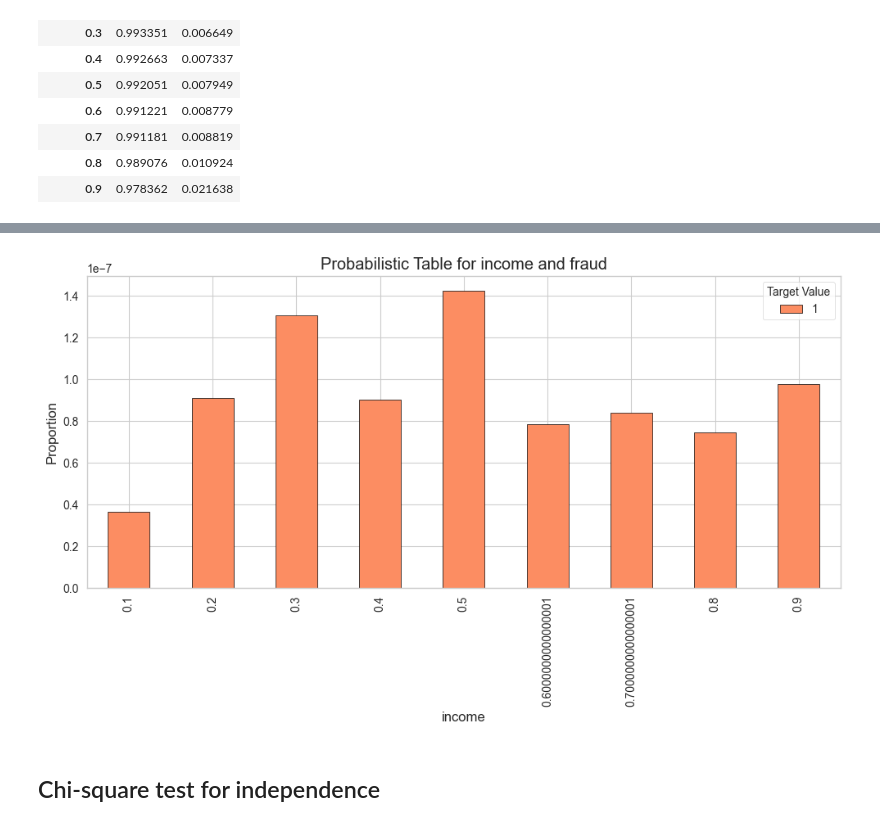
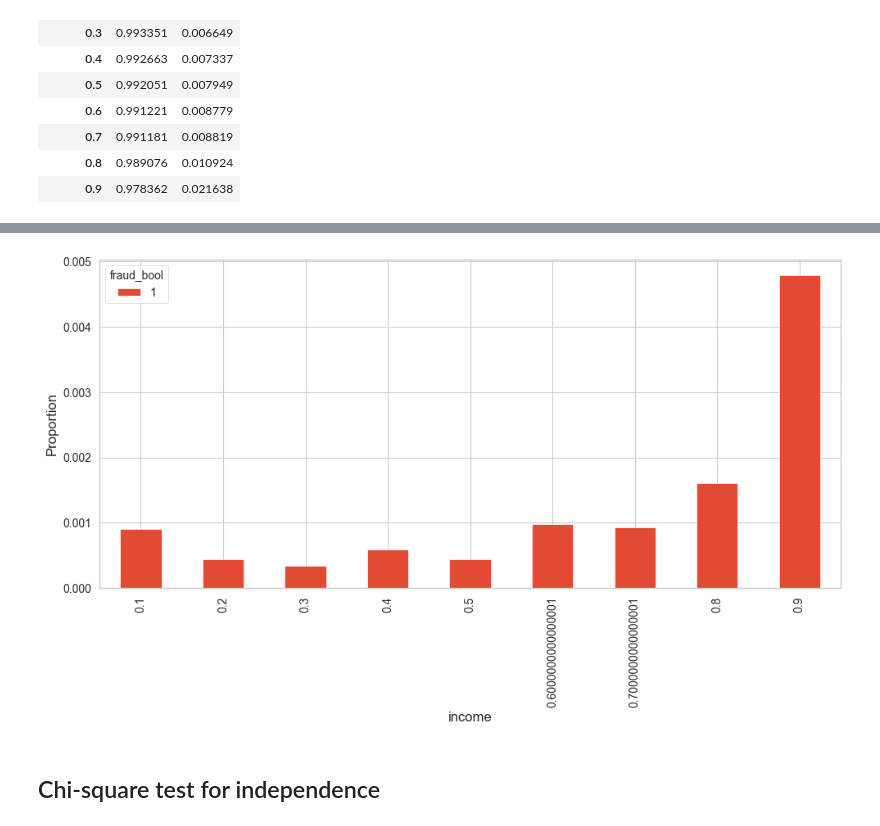
Before and after one commit to czy123czy321/Bank-account-fraud, a Jupyter notebook: import-data.ipynb, the cells around one changed output, grey strips where cells are left out. Drawn from its saved outputs; the diff is of its cells as text; code cells hidden in the pictures.

```diff
--- a/import-data.ipynb
+++ b/import-data.ipynb
@@ -563,14 +573,22 @@ probabilistic_table.transpose()
 # %%
-prob_table_fraud = probabilistic_table[1]
-prob_table_fraud.plot(kind='bar', figsize=(10, 6), color=['#fc8d62'], edgecolor='black')
-plt.title(f'Probabilistic Table for income and fraud')
+# prob_table_fraud = probabilistic_table[1]
+# prob_table_fraud.plot(kind='bar', figsize=(10, 6), color=['#fc8d62'], edgecolor='black')
+# plt.title(f'Probabilistic Table for income and fraud')
+# plt.xlabel('income')
+# plt.ylabel('Proportion')
+# plt.legend(title='Target Value')
+# plt.tight_layout()
+# plt.show()
+
+scaled_fraud_by_income = scaled_fraud_proportions[1]
+scaled_fraud_by_income.plot(kind='bar', figsize=(10,6))
 plt.xlabel('income')
 plt.ylabel('Proportion')
-plt.legend(title='Target Value')
+plt.legend(title='fraud_bool')
 plt.tight_layout()
 plt.show()
 # %% [output]
-[figure, old version]
+[figure, new version]
 # %% [markdown]
 ## Chi-square test for independence
 # %%
```
Also changed, not shown: parts of 31 cells of this notebook, 1 other file.
